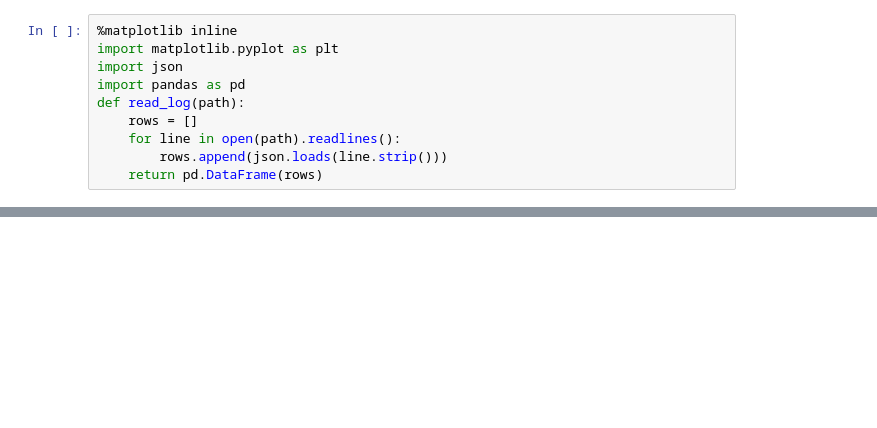
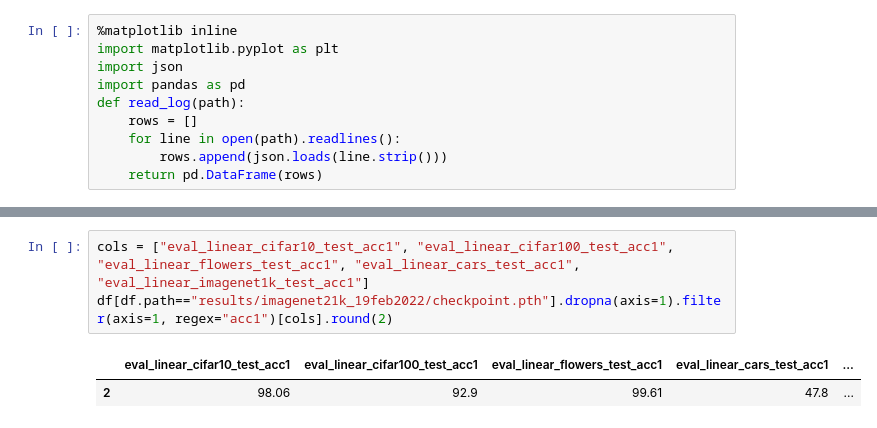
Before and after one commit to mehdidc/dino, a Jupyter notebook: analysis.ipynb, the cells around one changed output, grey strips where cells are left out. Drawn from its saved outputs; the diff is of its cells as text; blank space fills up the shorter version.

```diff
--- a/analysis.ipynb
+++ b/analysis.ipynb
@@ -83,0 +108,6 @@ Wall time: 3min 6s
+# %%
+cols = ["eval_linear_cifar10_test_acc1", "eval_linear_cifar100_test_acc1", "eval_linear_flowers_test_acc1", "eval_linear_cars_test_acc1", "eval_linear_imagenet1k_test_acc1"]
+df[df.path=="results/imagenet21k_19feb2022/checkpoint.pth"].dropna(axis=1).filter(axis=1, regex="acc1")[cols].round(2)
+# %% [output]
+|  | eval_linear_cifar10_test_acc1 | eval_linear_cifar100_test_acc1 | eval_linear_flowers_test_acc1 | eval_linear_cars_test_acc1 | ... |
+| 2 | 98.06 | 92.9 | 99.61 | 47.8 | ... |
```
Also changed, not shown: parts of 3 cells of this notebook, 1 other file.
